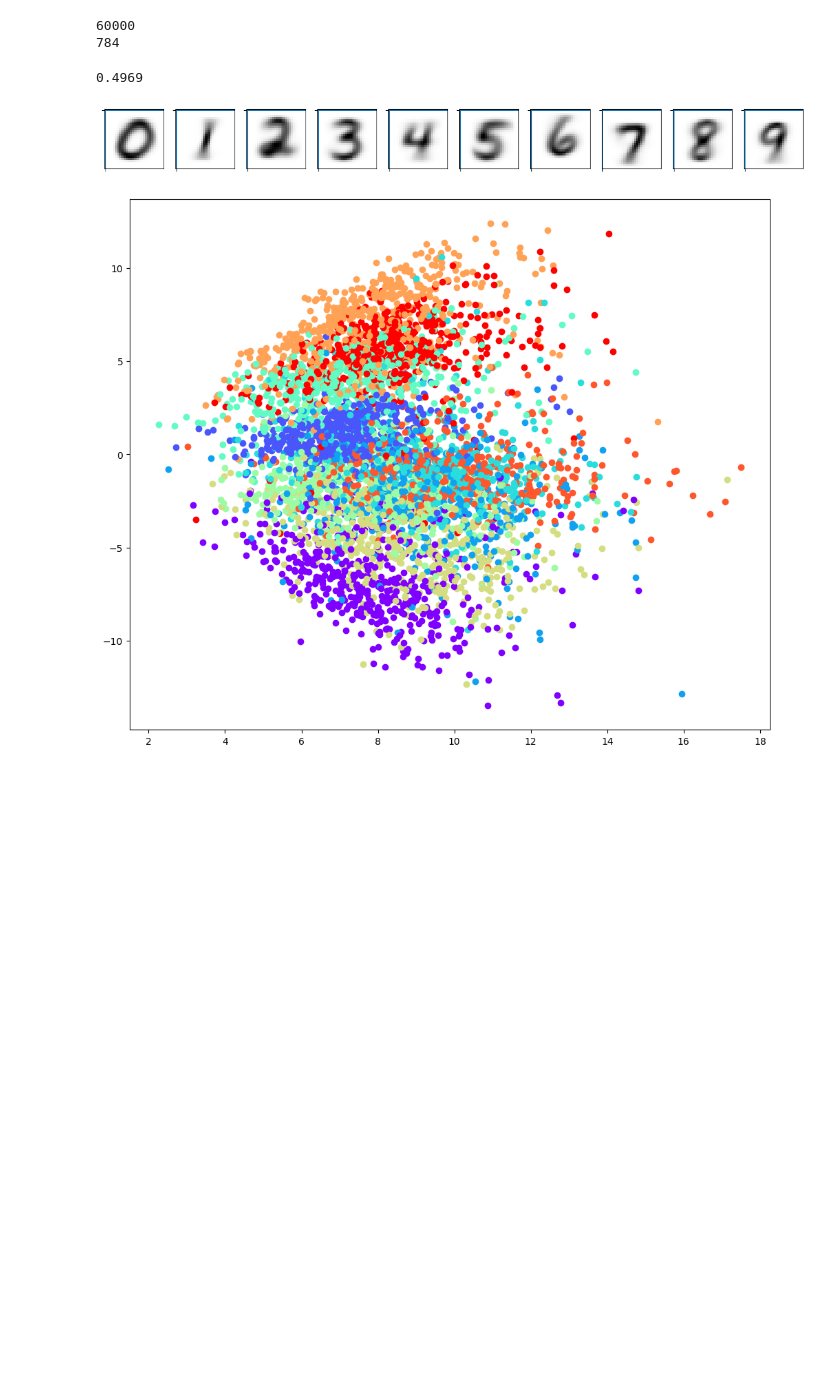
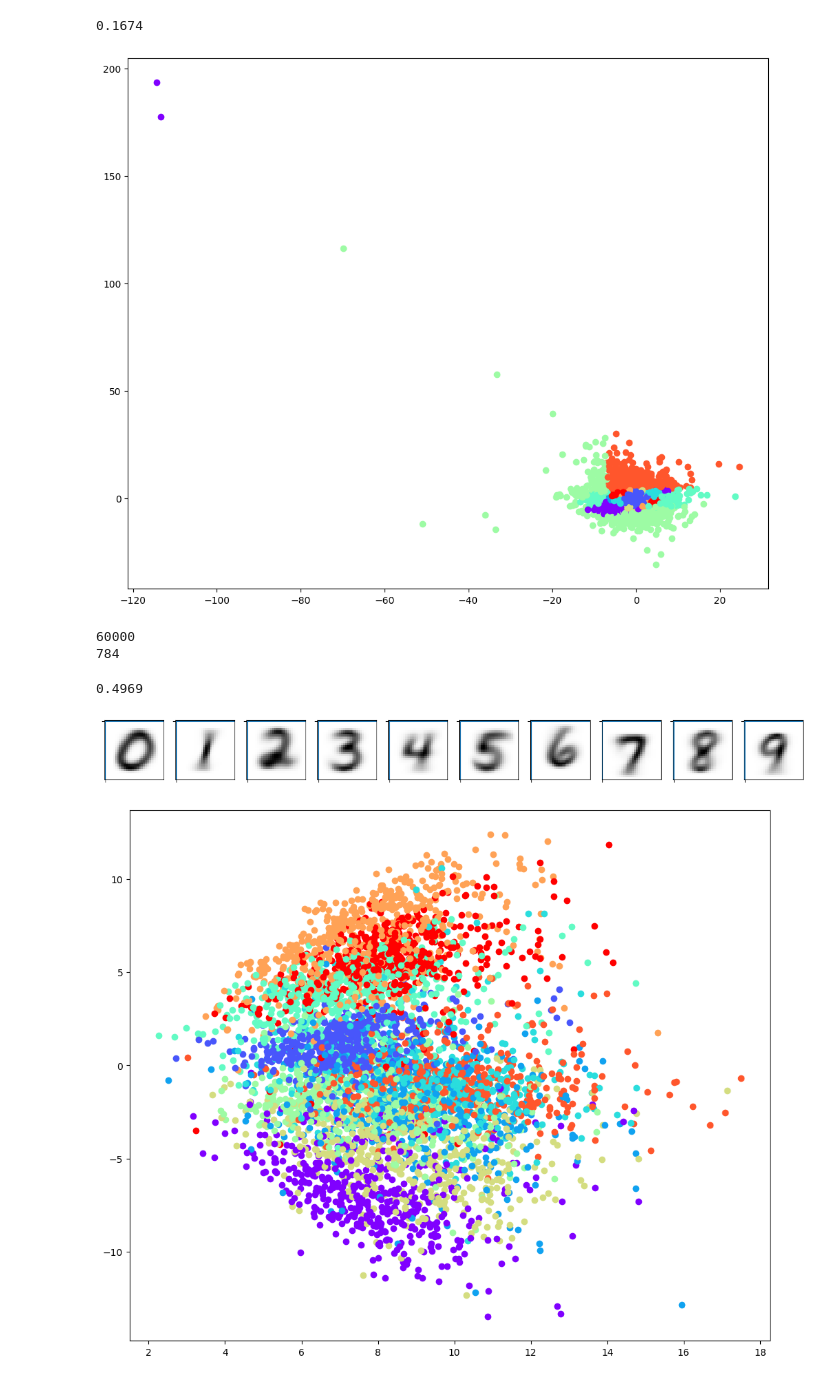
Before and after one commit to TimRoss/OCR, a Jupyter notebook: CPUcode.ipynb, the cells around one changed output. Drawn from its saved outputs; the diff is of its cells as text; code cells hidden in the pictures; blank space fills up the shorter version.

```diff
--- a/CPUcode.ipynb
+++ b/CPUcode.ipynb
@@ -6,3 +179,14 @@ fill_df = pd.read_csv("fullMnist.csv", index_col=0)
+# %%
+print(accuracy)
+colors = cm.rainbow(np.linspace(0, 1, len(newClassifier.classes)))
+
+plt.figure(figsize=(12,10))
+for point,pred in zip(projectedData,predictions):
+  plt.scatter(point[0],point[1],color=colors[pred])
+plt.show()
+# %% [output]
+0.1674
+[figure, added]
 # %%
 class TimsLDAClassifier:
 
```
Also changed, not shown: parts of 14 cells of this notebook.
